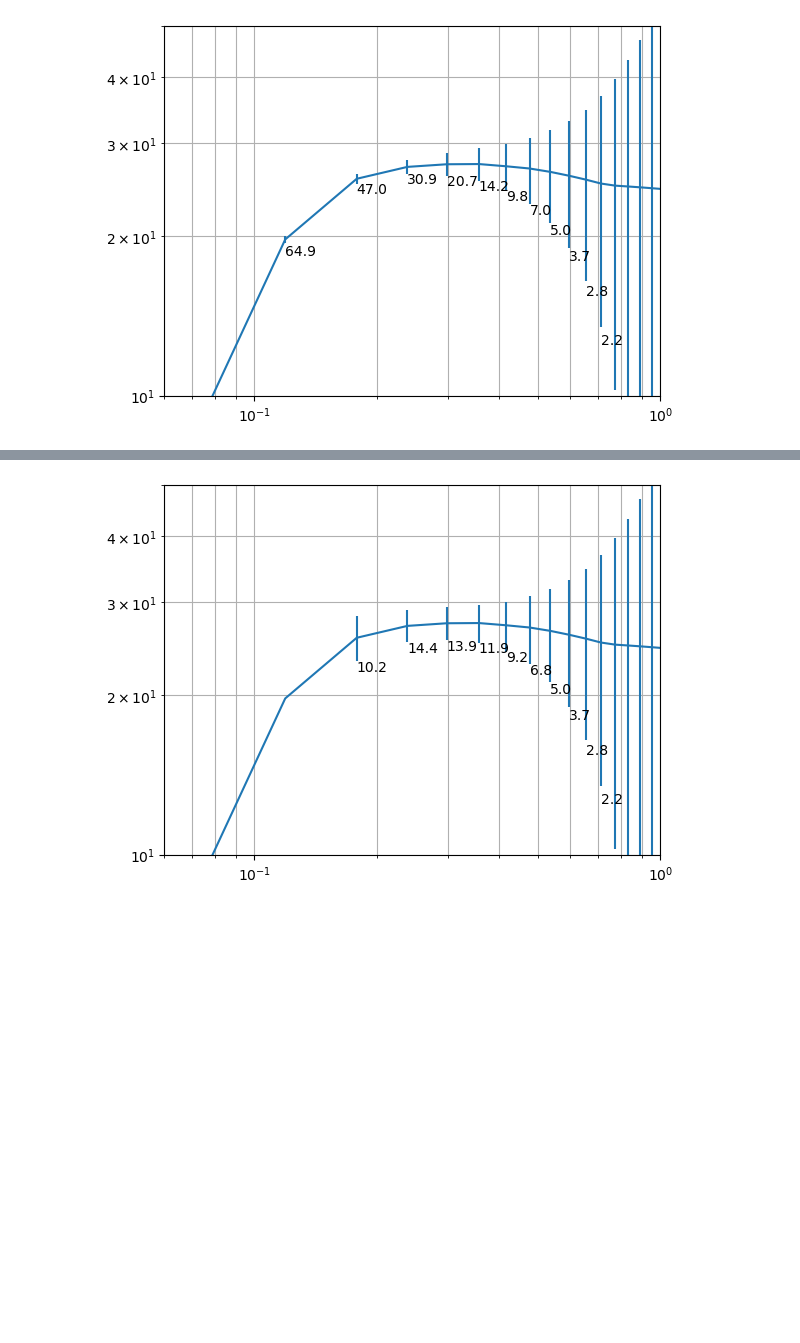
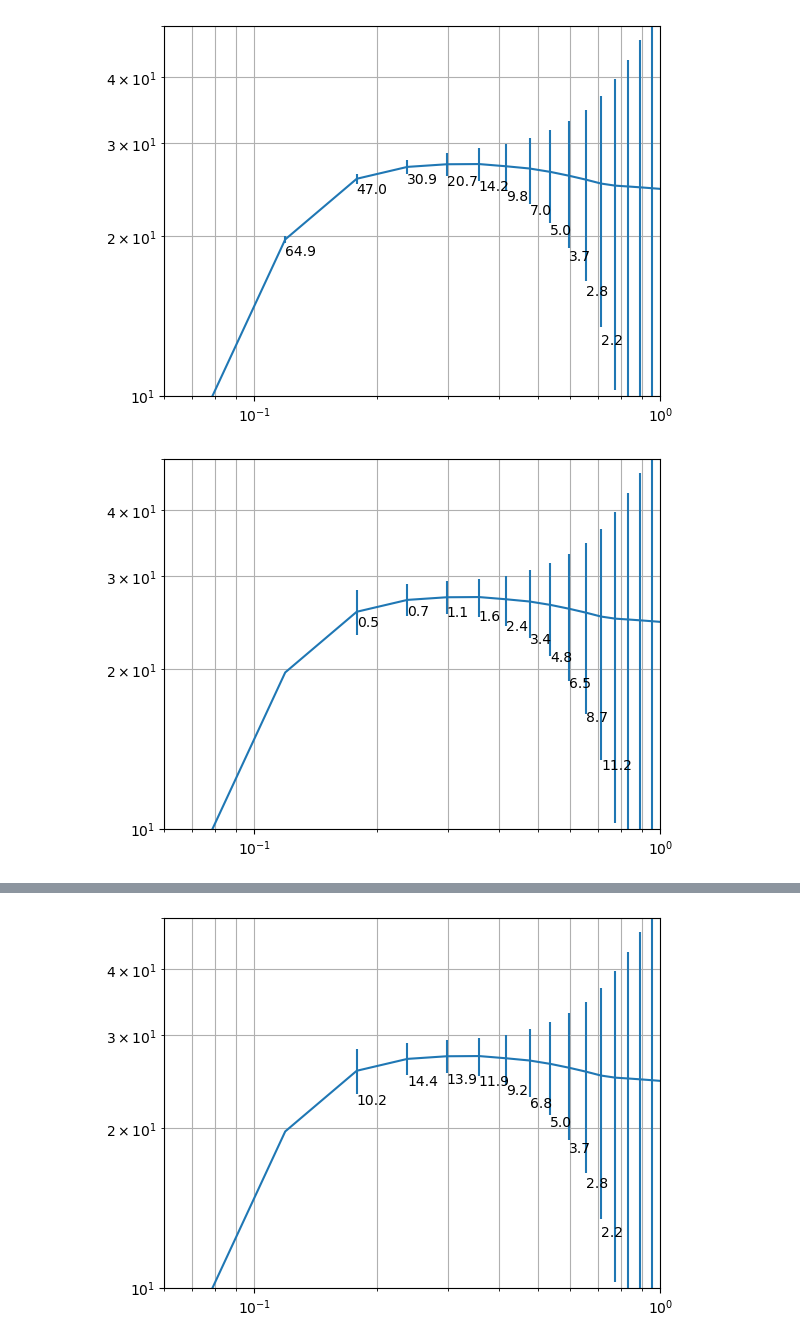
Before and after one commit to rasg-affiliates/21cmSense, a Jupyter notebook: docs/tutorials/reproducing_pober_2014.ipynb, the cells around one changed output, grey strips where cells are left out. Saved outputs shown, nothing was run; the diff lists cells and outputs as text; code cells hidden in the pictures; blank space fills up the shorter version.

```diff
--- a/docs/tutorials/reproducing_pober_2014.ipynb
+++ b/docs/tutorials/reproducing_pober_2014.ipynb
@@ -119,3 +148,25 @@ plt.grid(which='both')
 sense_moderate = sense_optimistic.clone(foreground_model='moderate', horizon_buffer=0.1 *littleh/un.Mpc)
 # %%
 sense1d_moderate = sense_moderate.calculate_sensitivity_1d(thermal=True, sample=True)
+# %%
+sense1dthermal_modelerate = sense_moderate.calculate_sensitivity_1d(thermal=True, sample=False)
+# %%
+plt.errorbar(
+    sense_moderate.k1d,
+    sense_moderate.delta_squared,
+    sense1d_moderate
+)
+plt.xlim(0.06, 1)
+plt.ylim(10, 50)
+plt.xscale('log')
+plt.yscale('log')
+
+for i, kk in enumerate(sense_moderate.k1d):
+    sig = sense_moderate.delta_squared[i] / sense1dthermal_modelerate[i]
+    yloc = sense_moderate.delta_squared[i].value - sense1dthermal_modelerate[i].value - 1
+    if sig > 1 and yloc > 10:
+        plt.text(kk.value, yloc,  f"{sense1dthermal_modelerate[i].value:.1f}")
+
+plt.grid(which='both')
+# %% [output]
+[figure, added]
```
Also changed, not shown: parts of 7 cells of this notebook.
